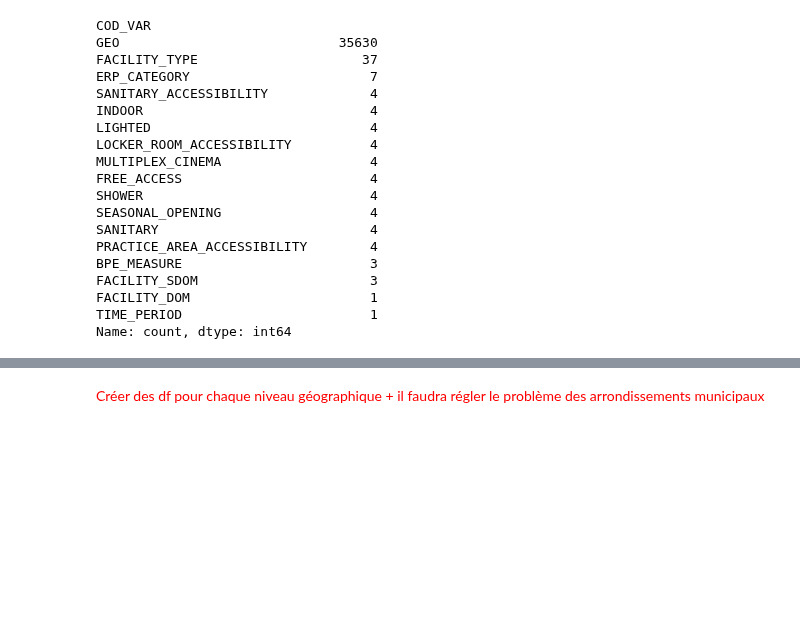
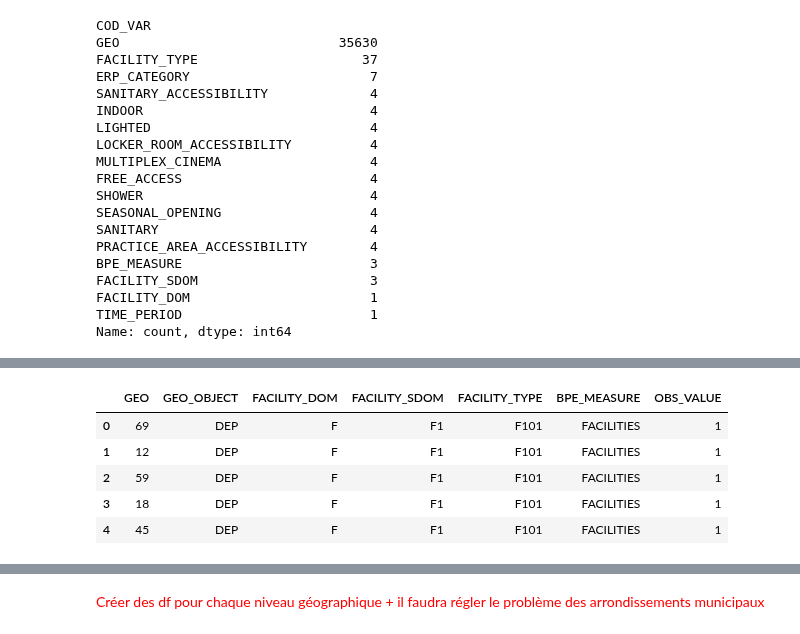
Before and after one commit to heloise1414/Projet-Python-S3, a Jupyter notebook: code/main-clemence.ipynb, the cells around one changed output, grey strips where cells are left out. Cells and saved outputs as stored; diff of their text form; code cells hidden in the pictures; blank space fills up the shorter version.

```diff
--- a/code/main-clemence.ipynb
+++ b/code/main-clemence.ipynb
@@ -218,0 +269,10 @@ Etant donné la confusion possible concernant Mayotte, on choisira probablement
+# %%
+df_infrastructures_dep = df_infrastructures_typed[ df_infrastructures_typed["GEO_OBJECT"] == 'DEP'].copy()
+df_infrastructures_dep.head(5)
+# %% [output]
+|  | GEO | GEO_OBJECT | FACILITY_DOM | FACILITY_SDOM | FACILITY_TYPE | BPE_MEASURE | OBS_VALUE |
+| 0 | 69 | DEP | F | F1 | F101 | FACILITIES | 1 |
+| 1 | 12 | DEP | F | F1 | F101 | FACILITIES | 1 |
+| 2 | 59 | DEP | F | F1 | F101 | FACILITIES | 1 |
+| 3 | 18 | DEP | F | F1 | F101 | FACILITIES | 1 |
+| 4 | 45 | DEP | F | F1 | F101 | FACILITIES | 1 |
```
Also changed, not shown: parts of 11 cells of this notebook.
